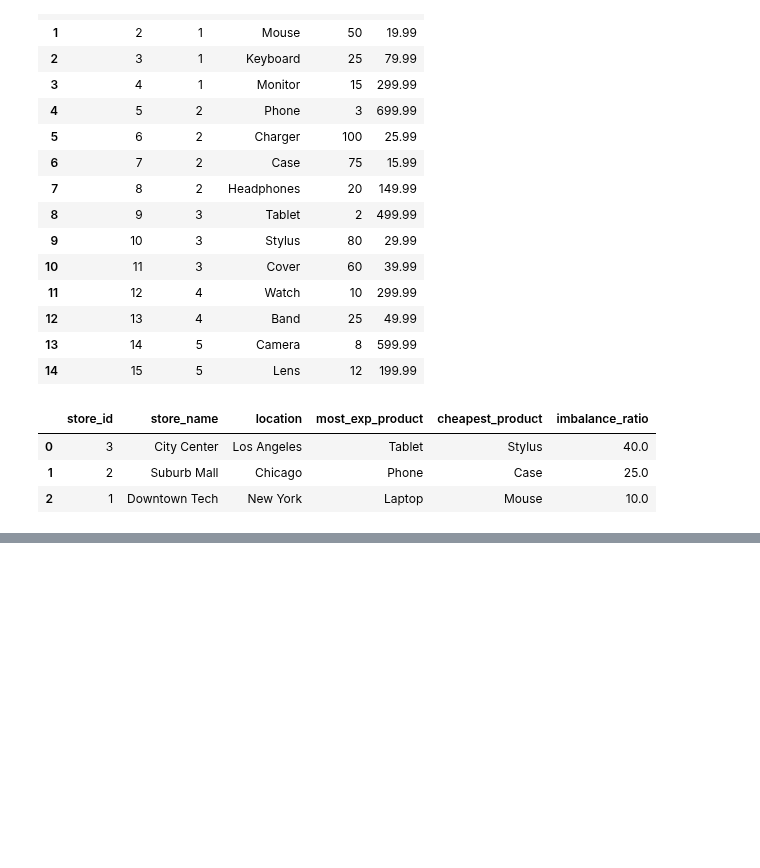
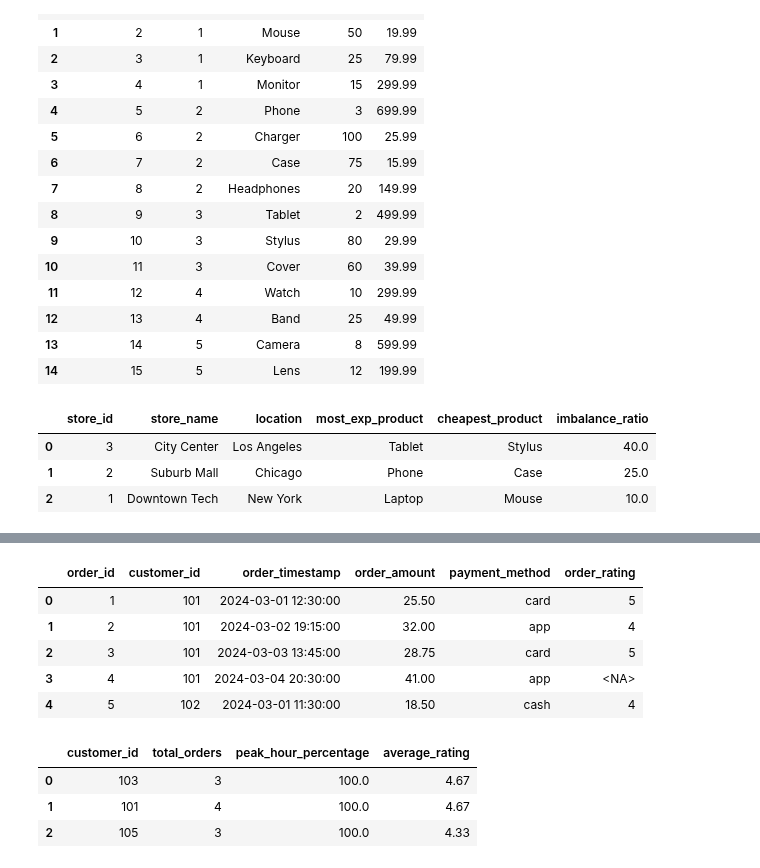
Before and after one commit to Praldmur/Tasks, a Jupyter notebook: LeetCode_Med.ipynb, the cells around one changed output, grey strips where cells are left out. Drawn from its saved outputs; the diff is of its cells as text; code cells hidden in the pictures; blank space fills up the shorter version.

```diff
--- a/LeetCode_Med.ipynb
+++ b/LeetCode_Med.ipynb
@@ -2177,0 +2207,14 @@ duckdb.query(query).to_df()
+# %%
+data = [[1, 1, 'Alice', 50, 5], [2, 1, 'Bob', 60, 1], [3, 1, 'Carol', 40, 4], [4, 1, 'David', 30, 2], [5, 1, 'Emma', 45, 5], [6, 2, 'Frank', 80, 4], [7, 2, 'Grace', 70, 4], [8, 2, 'Henry', 90, 5], [9, 2, 'Ivy', 60, 4], [10, 2, 'Jack', 75, 4], [11, 3, 'Kate', 100, 2], [12, 3, 'Liam', 120, 1], [13, 3, 'Mia', 80, 2], [14, 3, 'Noah', 90, 1], [15, 3, 'Olivia', 110, 4], [16, 3, 'Paul', 95, 5], [17, 4, 'Quinn', 150, 3], [18, 4, 'Ruby', 140, 3], [19, 5, 'Sam', 80, 1], [20, 5, 'Tara', 70, 2]]
+reading_sessions = pd.DataFrame(
+    data,
+    columns=["session_id", "book_id", "reader_name", "pages_read", "session_rating"]
+)
+reading_sessions = reading_sessions.astype({
+    "session_id": "int64",
+    "book_id": "int64",
+    "reader_name": "string",
+    "pages_read": "int64",
+    "session_rating": "int64"
+})
+reading_sessions.head()
@@ -2177,0 +2285,14 @@ duckdb.query(query).to_df()
+# %%
+data = [[1, 101, '2024-01-05', 150.0, 'purchase'], [2, 101, '2024-01-15', 200.0, 'purchase'], [3, 101, '2024-02-10', 180.0, 'purchase'], [4, 101, '2024-02-20', 250.0, 'purchase'], [5, 102, '2024-01-10', 100.0, 'purchase'], [6, 102, '2024-01-12', 120.0, 'purchase'], [7, 102, '2024-01-15', 80.0, 'refund'], [8, 102, '2024-01-18', 90.0, 'refund'], [9, 102, '2024-02-15', 130.0, 'purchase'], [10, 103, '2024-01-01', 500.0, 'purchase'], [11, 103, '2024-01-02', 450.0, 'purchase'], [12, 103, '2024-01-03', 400.0, 'purchase'], [13, 104, '2024-01-01', 200.0, 'purchase'], [14, 104, '2024-02-01', 250.0, 'purchase'], [15, 104, '2024-02-15', 300.0, 'purchase'], [16, 104, '2024-03-01', 350.0, 'purchase'], [17, 104, '2024-03-10', 280.0, 'purchase'], [18, 104, '2024-03-15', 100.0, 'refund']]
+customer_transactions = pd.DataFrame(
+    data,
+    columns=["transaction_id", "customer_id", "transaction_date", "amount", "transaction_type"]
+)
+customer_transactions = customer_transactions.astype({
+    "transaction_id": "int64",
+    "customer_id": "int64",
+    "amount": "float64",
+    "transaction_type": "string"
+})
+customer_transactions["transaction_date"] = pd.to_datetime(customer_transactions["transaction_date"])
+customer_transactions.head()
@@ -2177,0 +2349,45 @@ duckdb.query(query).to_df()
+# %%
+data = [[1, 101, '2024-03-01 12:30:00', 25.5, 'card', 5], [2, 101, '2024-03-02 19:15:00', 32.0, 'app', 4], [3, 101, '2024-03-03 13:45:00', 28.75, 'card', 5], [4, 101, '2024-03-04 20:30:00', 41.0, 'app', None], [5, 102, '2024-03-01 11:30:00', 18.5, 'cash', 4], [6, 102, '2024-03-02 12:00:00', 22.0, 'card', 3], [7, 102, '2024-03-03 15:30:00', 19.75, 'cash', None], [8, 103, '2024-03-01 19:00:00', 55.0, 'app', 5], [9, 103, '2024-03-02 20:45:00', 48.5, 'app', 4], [10, 103, '2024-03-03 18:30:00', 62.0, 'card', 5], [11, 104, '2024-03-01 10:00:00', 15.0, 'cash', 3], [12, 104, '2024-03-02 09:30:00', 18.0, 'cash', 2], [13, 104, '2024-03-03 16:00:00', 20.0, 'card', 3], [14, 105, '2024-03-01 12:15:00', 30.0, 'app', 4], [15, 105, '2024-03-02 13:00:00', 35.5, 'app', 5], [16, 105, '2024-03-03 11:45:00', 28.0, 'card', 4]]
+restaurant_orders = pd.DataFrame(
+    data,
+    columns=["order_id", "customer_id", "order_timestamp", "order_amount", "payment_method", "order_rating"]
+)
+restaurant_orders = restaurant_orders.astype({
+    "order_id": "int64",
+    "customer_id": "int64",
+    "order_amount": "float64",
+    "payment_method": "string",
+    "order_rating": "Int64"  # nullable integer для значений, которые могут быть NULL/None
+})
+restaurant_orders["order_timestamp"] = pd.to_datetime(restaurant_orders["order_timestamp"])
+restaurant_orders.head()
+# %% [output]
+|  | order_id | customer_id | order_timestamp | order_amount | payment_method | order_rating |
+| 0 | 1 | 101 | 2024-03-01 12:30:00 | 25.50 | card | 5 |
+| 1 | 2 | 101 | 2024-03-02 19:15:00 | 32.00 | app | 4 |
+| 2 | 3 | 101 | 2024-03-03 13:45:00 | 28.75 | card | 5 |
+| 3 | 4 | 101 | 2024-03-04 20:30:00 | 41.00 | app | <NA> |
+| 4 | 5 | 102 | 2024-03-01 11:30:00 | 18.50 | cash | 4 |
+# %%
+query = """
+SELECT
+    customer_id,
+    COUNT(order_id) total_orders,
+    ROUND(COUNT(CASE WHEN order_timestamp :: TIME BETWEEN '11:00' AND '14:00' OR order_timestamp :: TIME BETWEEN '18:00' AND '21:00' THEN 1 ELSE NULL END) / ( COUNT(order_id) :: DECIMAL(10,2)) * 100 , 0) peak_hour_percentage,
+    ROUND(AVG(order_rating),2) average_rating
+FROM restaurant_orders
+GROUP BY customer_id
+HAVING
+    COUNT(order_id) > 2
+    AND COUNT(CASE WHEN order_timestamp :: TIME BETWEEN '11:00'
+    AND '14:00' OR order_timestamp :: TIME BETWEEN '18:00'
+    AND '21:00' THEN 1 ELSE NULL END) / COUNT(order_id) :: FLOAT >= 0.6
+    AND round(AVG(order_rating),2) >= 4.0 AND COUNT(order_rating) / COUNT(COALESCE(order_rating,1)) :: FLOAT >= 0.5
+ORDER BY average_rating DESC, customer_id DESC;
+"""
+duckdb.query(query).to_df()
+# %% [output]
+|  | customer_id | total_orders | peak_hour_percentage | average_rating |
+| 0 | 103 | 3 | 100.0 | 4.67 |
+| 1 | 101 | 4 | 100.0 | 4.67 |
+| 2 | 105 | 3 | 100.0 | 4.33 |
```
Also changed, not shown: parts of 10 cells of this notebook.
